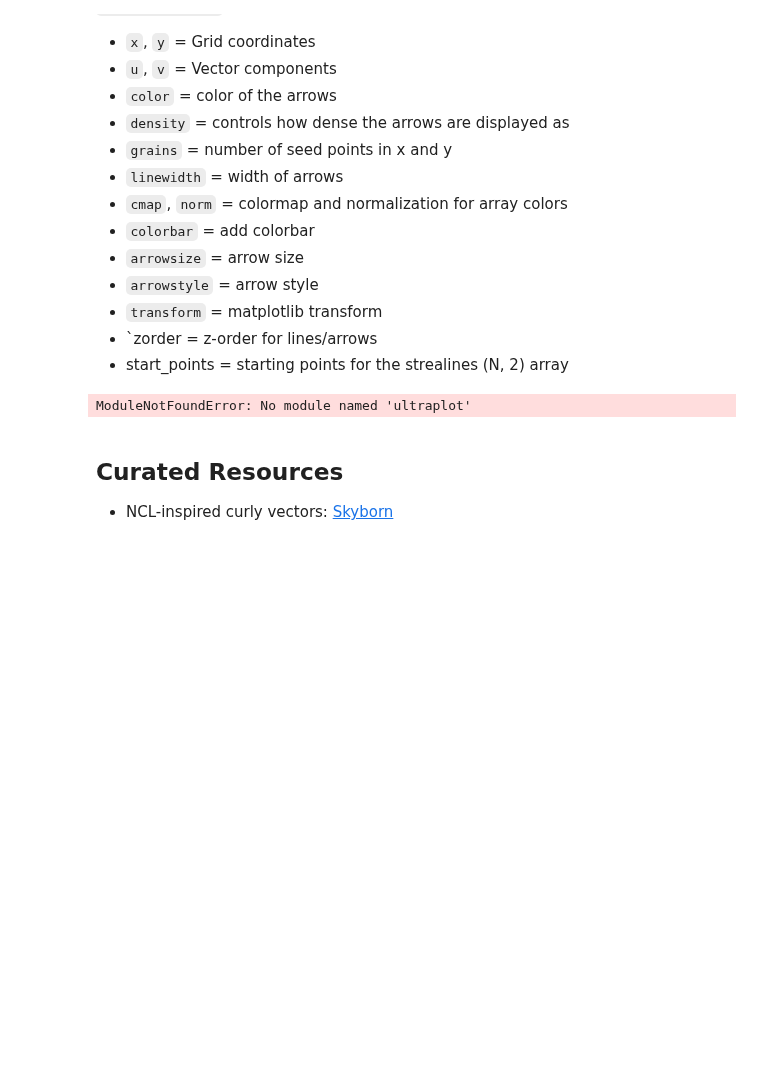
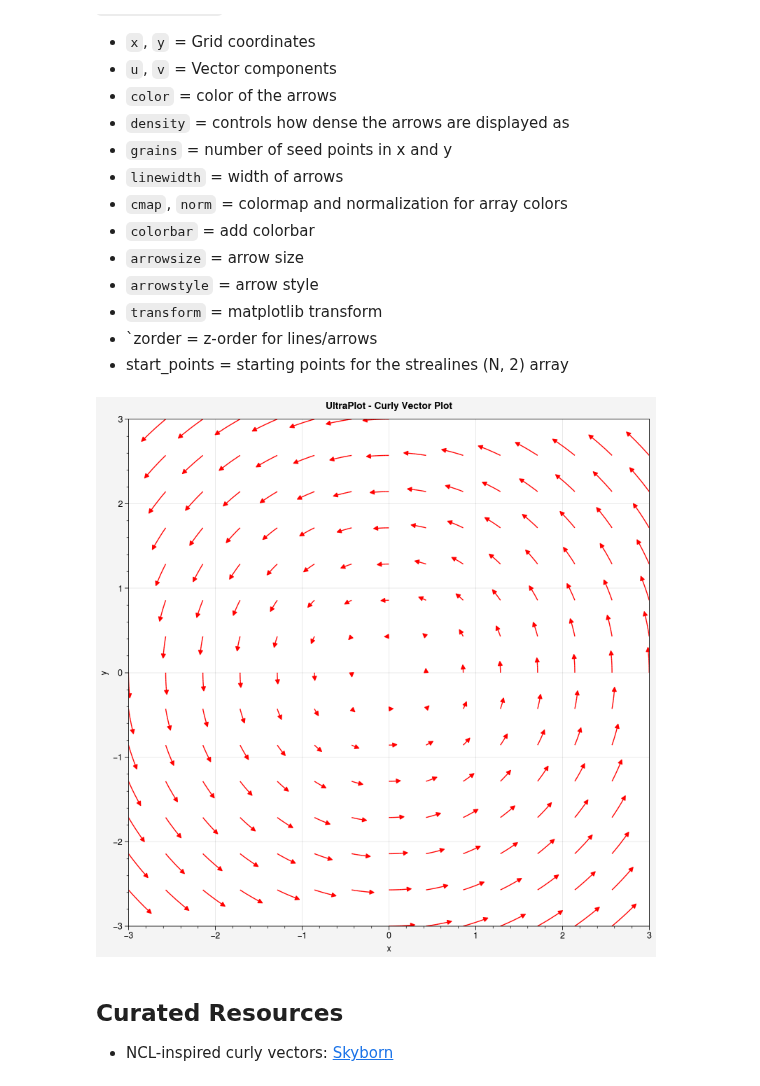
Before and after one commit to cyschneck/geocat-applications, a Jupyter notebook: applications/curly_vector.ipynb, the cells around one changed output. Cells and saved outputs as stored; diff of their text form; code cells hidden in the pictures; blank space fills up the shorter version.

```diff
--- a/applications/curly_vector.ipynb
+++ b/applications/curly_vector.ipynb
@@ -23,34 +23,35 @@
 # %%
 import numpy as np
 import matplotlib.pyplot as plt
 import ultraplot as uplot
 
 # Sample data
 x = np.linspace(-3, 3, 30)
 y = np.linspace(-3, 3, 30)
 X, Y = np.meshgrid(x, y)
 v = X  # the y-component
-u = -Y # the x-component
+u = -Y  # the x-component
 
 # plot
 fig, ax = uplot.subplot(figsize=(8, 8))
 
-ax.curved_quiver(x=X, y=Y, u=u, v=v,
-                 color= "red",
-                 arrow_at_end=True,
-                 arrowsize=1,
-                 linewidth=1,
-                 density=10)
-
-ax.format(
-    suptitle='UltraPlot - Curly Vector Plot',
-    grid=True,
-    xlabel='x', ylabel='y'
+ax.curved_quiver(
+    x=X,
+    y=Y,
+    u=u,
+    v=v,
+    color="red",
+    arrow_at_end=True,
+    arrowsize=1,
+    linewidth=1,
+    density=10,
 )
 
+ax.format(suptitle='UltraPlot - Curly Vector Plot', grid=True, xlabel='x', ylabel='y')
+
 plt.show()
 # %% [output]
-ModuleNotFoundError: No module named 'ultraplot'
+[figure, added]
 # %% [markdown]
 ## Curated Resources
 
```
